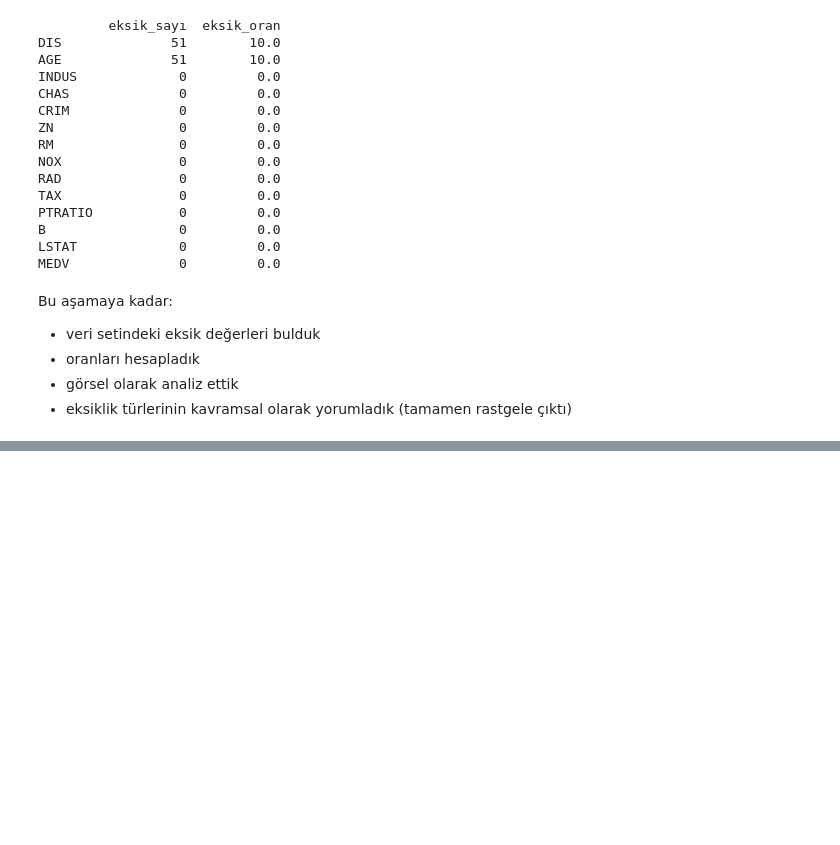
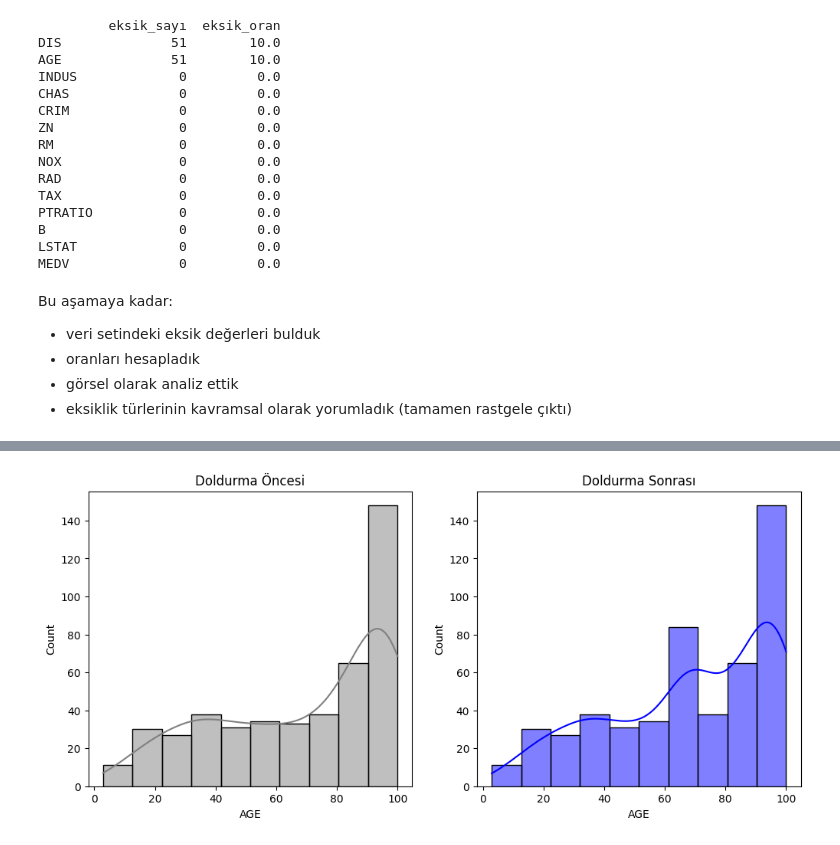
Before and after one commit to ArsenLupen53/GYZU-BTK-codespace, a Jupyter notebook: eksik_veri/eksik_veri_py.ipynb, the cells around one changed output, grey strips where cells are left out. Drawn from its saved outputs; the diff is of its cells as text; code cells hidden in the pictures; blank space fills up the shorter version.

Commit message:
eksik_veri py gün 2

```diff
--- a/eksik_veri/eksik_veri_py.ipynb
+++ b/eksik_veri/eksik_veri_py.ipynb
@@ -185,0 +179,10 @@ Bu aşamaya kadar:
+# %%
+#housing.csv dosyasını oku
+df = pd.read_csv("housing.csv")
+#eksik veri simulasyonu
+np.random.seed(42)
+for col in ["AGE","DIS"]:
+  df.loc[df.sample(frac=0.1).index, col] = np.nan
+
+print(df.head())
+print(df.isnull().sum())
@@ -185,0 +207,8 @@ Bu aşamaya kadar:
+# %%
+# ortalama ile yani mean ile eksik veriyi doldurma
+df_mean = df.copy()
+mean_value = df_mean["AGE"].mean()
+df_mean["AGE"].fillna(mean_value, inplace = True)
+
+print(f"Age sütunu ortalama {mean_value:2f} değeri ile dolduruldu")
+print(f"{df_mean["AGE"].isnull().sum()} eksik değer kaldı")
@@ -185,0 +241,12 @@ Bu aşamaya kadar:
+# %%
+# Mod ile doldurma
+np.random.seed(42)
+for col in ["CHAS"]:
+  df.loc[df.sample(frac=0.1).index,col] = np.nan
+
+df_mode = df.copy()
+mode_value = df_mode["CHAS"].mode()[0]
+df_mode["CHAS"].fillna(mode_value, inplace=True)
+
+print(f"CHAS sütunu mod {mode_value} değeri ile dolduruldu")
+print(f"{df_mode["CHAS"].isnull().sum()} eksik değer kaldı")
@@ -185,0 +262,12 @@ Bu aşamaya kadar:
+# %%
+#doldurma öncesi ve sonrası karşılaştırma
+plt.figure(figsize=(12,5))
+plt.subplot(1,2,1)
+sns.histplot(df["AGE"],color="gray",kde=True)
+plt.title("Doldurma Öncesi")
+plt.subplot(1,2,2)
+sns.histplot(df_mean["AGE"],color="blue",kde=True)
+plt.title("Doldurma Sonrası")
+plt.show()
+# %% [output]
+[figure, added]
```
Also changed, not shown: parts of 13 cells of this notebook.
